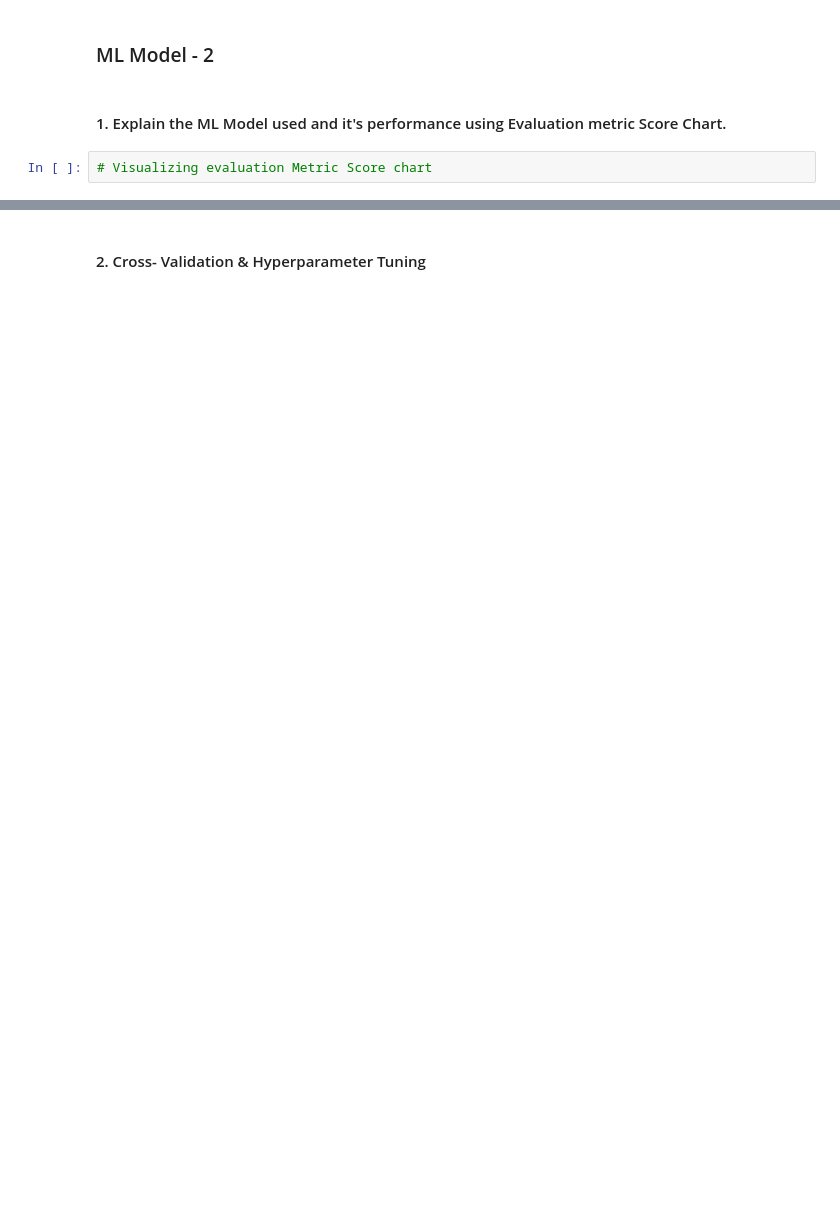
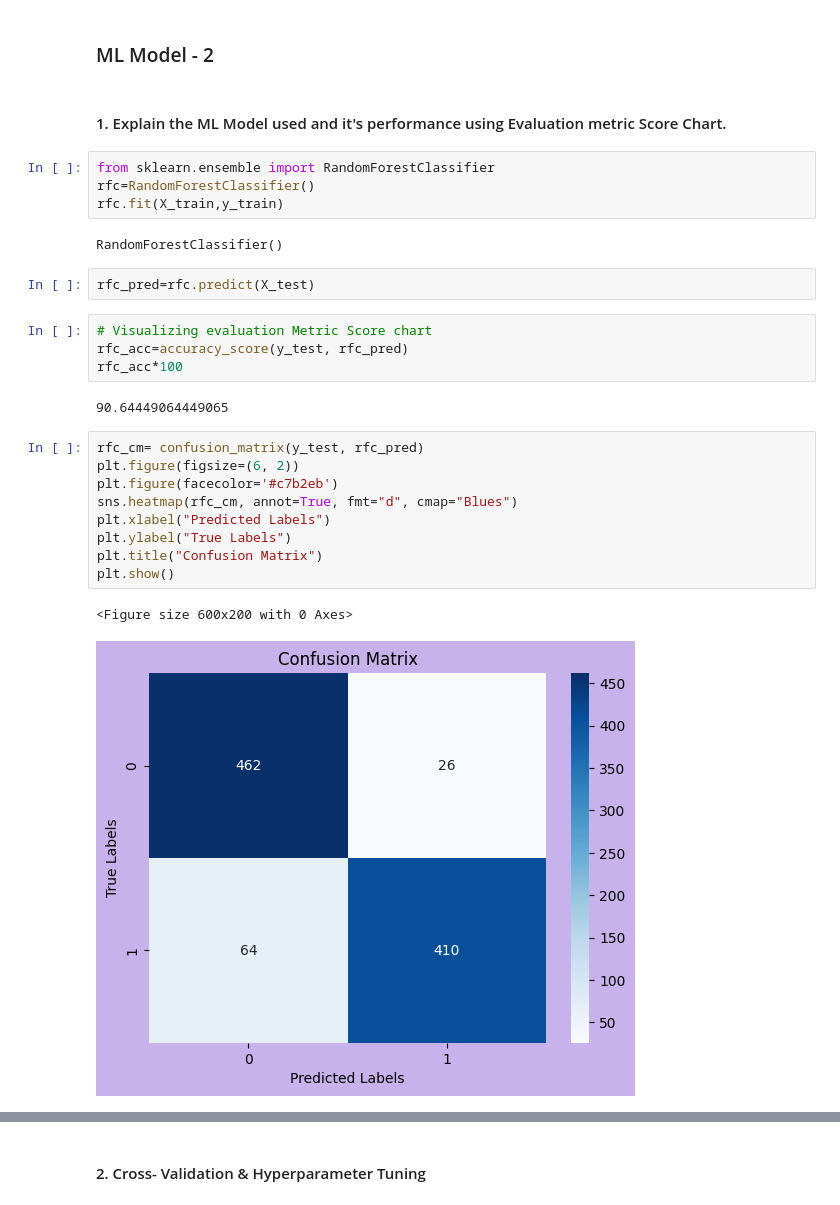
Before and after one commit to uday2510/Cardiovascular-Risk-Prediction, a Jupyter notebook: Cardiovascular_Risk_Prediction.ipynb, the cells around one changed output, grey strips where cells are left out. Cells and saved outputs as stored; diff of their text form; blank space fills up the shorter version.

```diff
--- a/Cardiovascular_Risk_Prediction.ipynb
+++ b/Cardiovascular_Risk_Prediction.ipynb
@@ -736,5 +838,29 @@ Answer Here.
 ### ML Model - 2
 # %% [markdown]
 #### 1. Explain the ML Model used and it's performance using Evaluation metric Score Chart.
+# %%
+from sklearn.ensemble import RandomForestClassifier
+rfc=RandomForestClassifier()
+rfc.fit(X_train,y_train)
+# %% [output]
+RandomForestClassifier()
+# %%
+rfc_pred=rfc.predict(X_test)
 # %%
 # Visualizing evaluation Metric Score chart
+rfc_acc=accuracy_score(y_test, rfc_pred)
+rfc_acc*100
+# %% [output]
+90.64449064449065
+# %%
+rfc_cm= confusion_matrix(y_test, rfc_pred)
+plt.figure(figsize=(6, 2))
+plt.figure(facecolor='#c7b2eb')
+sns.heatmap(rfc_cm, annot=True, fmt="d", cmap="Blues")
+plt.xlabel("Predicted Labels")
+plt.ylabel("True Labels")
+plt.title("Confusion Matrix")
+plt.show()
+# %% [output]
+<Figure size 600x200 with 0 Axes>
+[figure, added]
```
Also changed, not shown: parts of 53 cells of this notebook.
